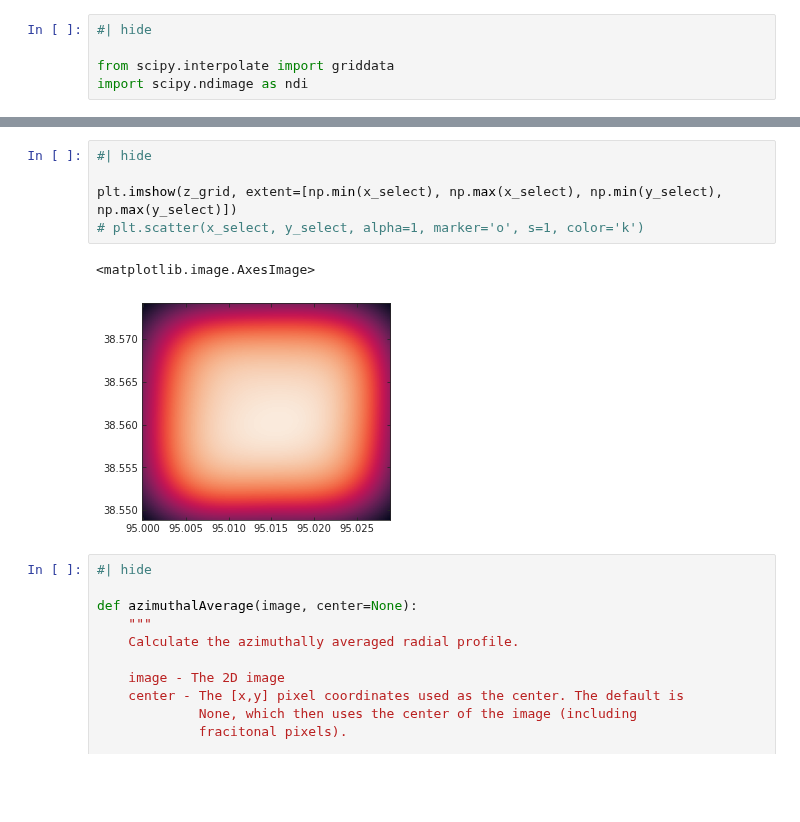
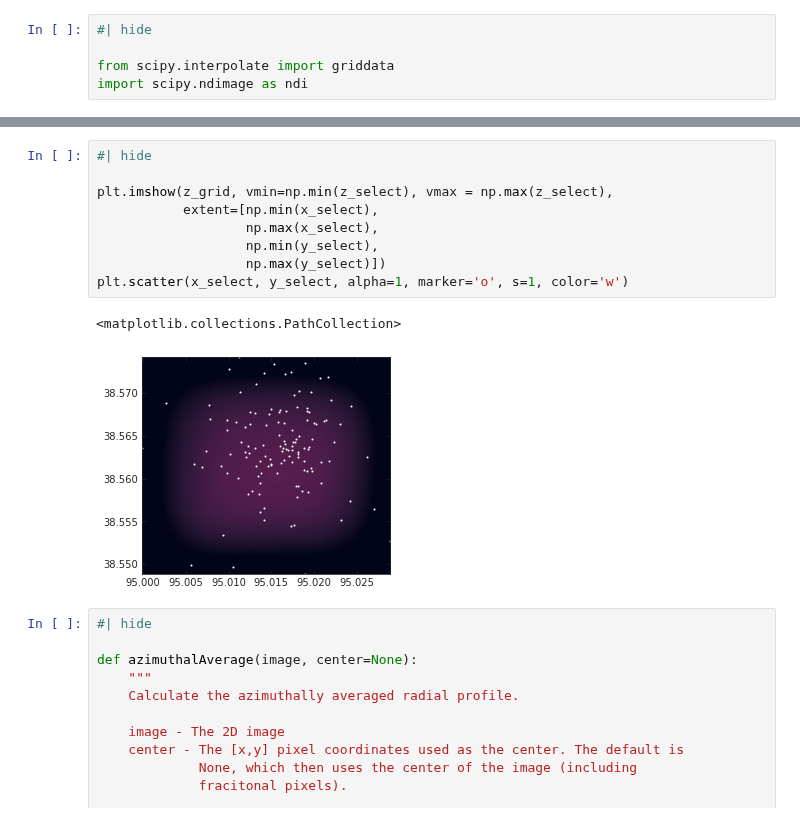
Before and after one commit to nesar/watercolor, a Jupyter notebook: nbs/index.ipynb, the cells around one changed output, grey strips where cells are left out. Saved outputs shown, nothing was run; the diff lists cells and outputs as text; blank space fills up the shorter version.

```diff
--- a/nbs/index.ipynb
+++ b/nbs/index.ipynb
@@ -443,11 +462,15 @@ plt.scatter(x_select, y_select, alpha=1, marker='o', s=1, color='k')
 # %%
 #| hide
 
-plt.imshow(z_grid, extent=[np.min(x_select), np.max(x_select), np.min(y_select), np.max(y_select)])
-# plt.scatter(x_select, y_select, alpha=1, marker='o', s=1, color='k')
+plt.imshow(z_grid, vmin=np.min(z_select), vmax = np.max(z_select),
+           extent=[np.min(x_select),
+                   np.max(x_select),
+                   np.min(y_select),
+                   np.max(y_select)])
+plt.scatter(x_select, y_select, alpha=1, marker='o', s=1, color='w')
 # %% [output]
-<matplotlib.image.AxesImage>
+<matplotlib.collections.PathCollection>
-[figure, old version]
+[figure, new version]
 # %%
 #| hide
 
```
Also changed, not shown: parts of 9 cells of this notebook, 8 other files.
